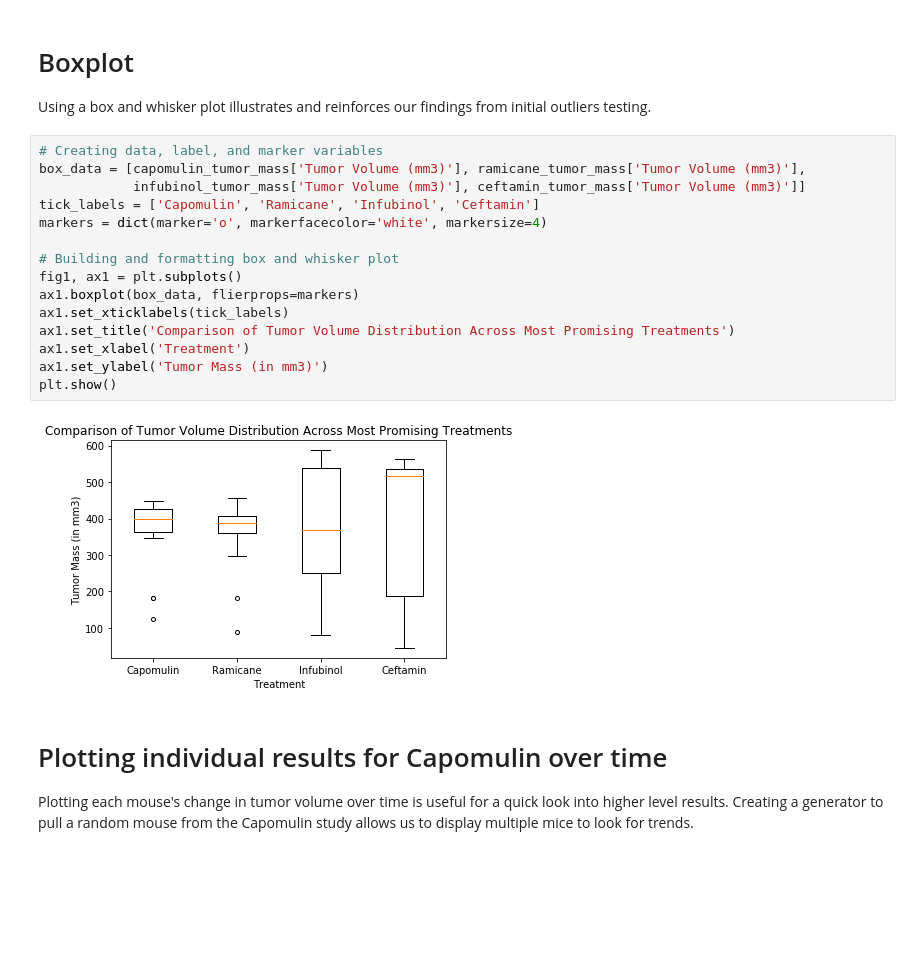
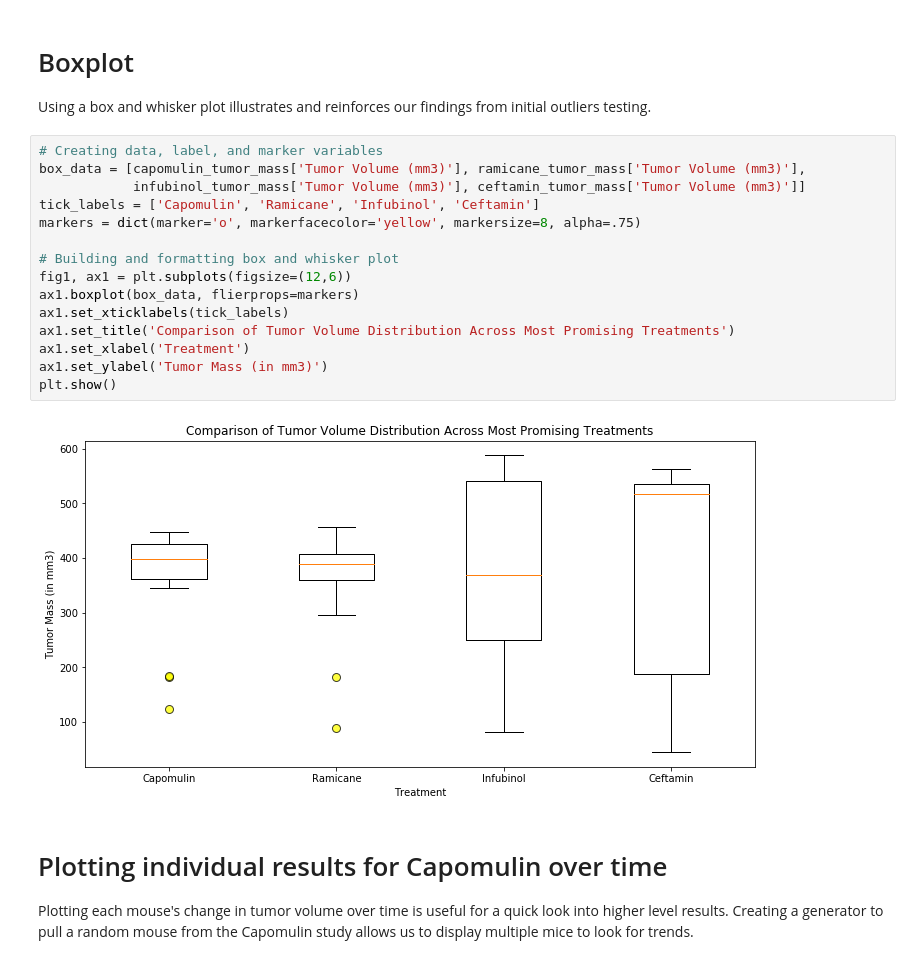
Before and after one commit to troypramsey/matplotlib-challenge, a Jupyter notebook: matplotlib-challenge.ipynb, the cells around one changed output. Cells and saved outputs as stored; diff of their text form; blank space fills up the shorter version.

```diff
--- a/matplotlib-challenge.ipynb
+++ b/matplotlib-challenge.ipynb
@@ -309,20 +311,20 @@ Using a box and whisker plot illustrates and reinforces our findings from initia
 # %%
 # Creating data, label, and marker variables
 box_data = [capomulin_tumor_mass['Tumor Volume (mm3)'], ramicane_tumor_mass['Tumor Volume (mm3)'],
             infubinol_tumor_mass['Tumor Volume (mm3)'], ceftamin_tumor_mass['Tumor Volume (mm3)']]
 tick_labels = ['Capomulin', 'Ramicane', 'Infubinol', 'Ceftamin']
-markers = dict(marker='o', markerfacecolor='white', markersize=4)
+markers = dict(marker='o', markerfacecolor='yellow', markersize=8, alpha=.75)
 
 # Building and formatting box and whisker plot
-fig1, ax1 = plt.subplots()
+fig1, ax1 = plt.subplots(figsize=(12,6))
 ax1.boxplot(box_data, flierprops=markers)
 ax1.set_xticklabels(tick_labels)
 ax1.set_title('Comparison of Tumor Volume Distribution Across Most Promising Treatments')
 ax1.set_xlabel('Treatment')
 ax1.set_ylabel('Tumor Mass (in mm3)')
 plt.show()
 # %% [output]
-[figure, old version]
+[figure, new version]
 # %% [markdown]
 # Plotting individual results for Capomulin over time
 
```
Also changed, not shown: parts of 10 cells of this notebook.
